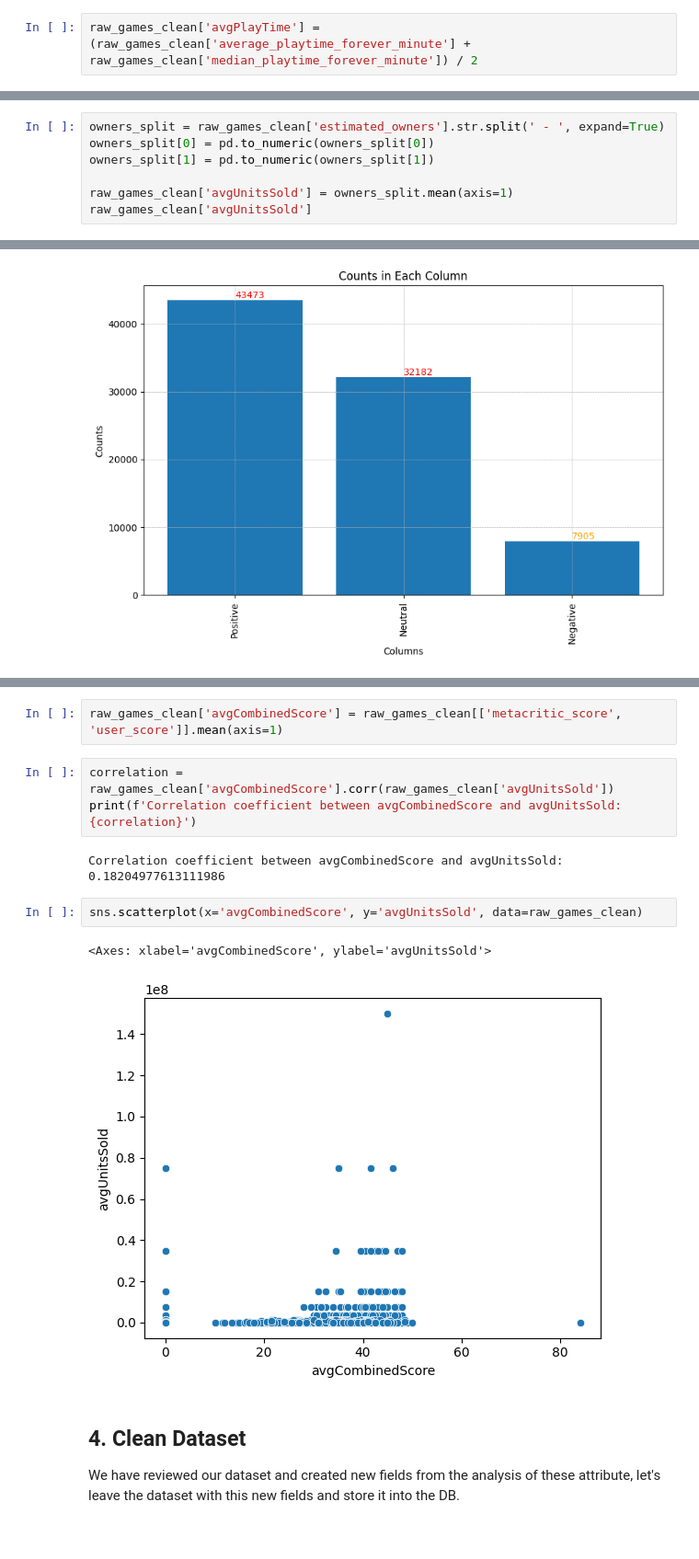
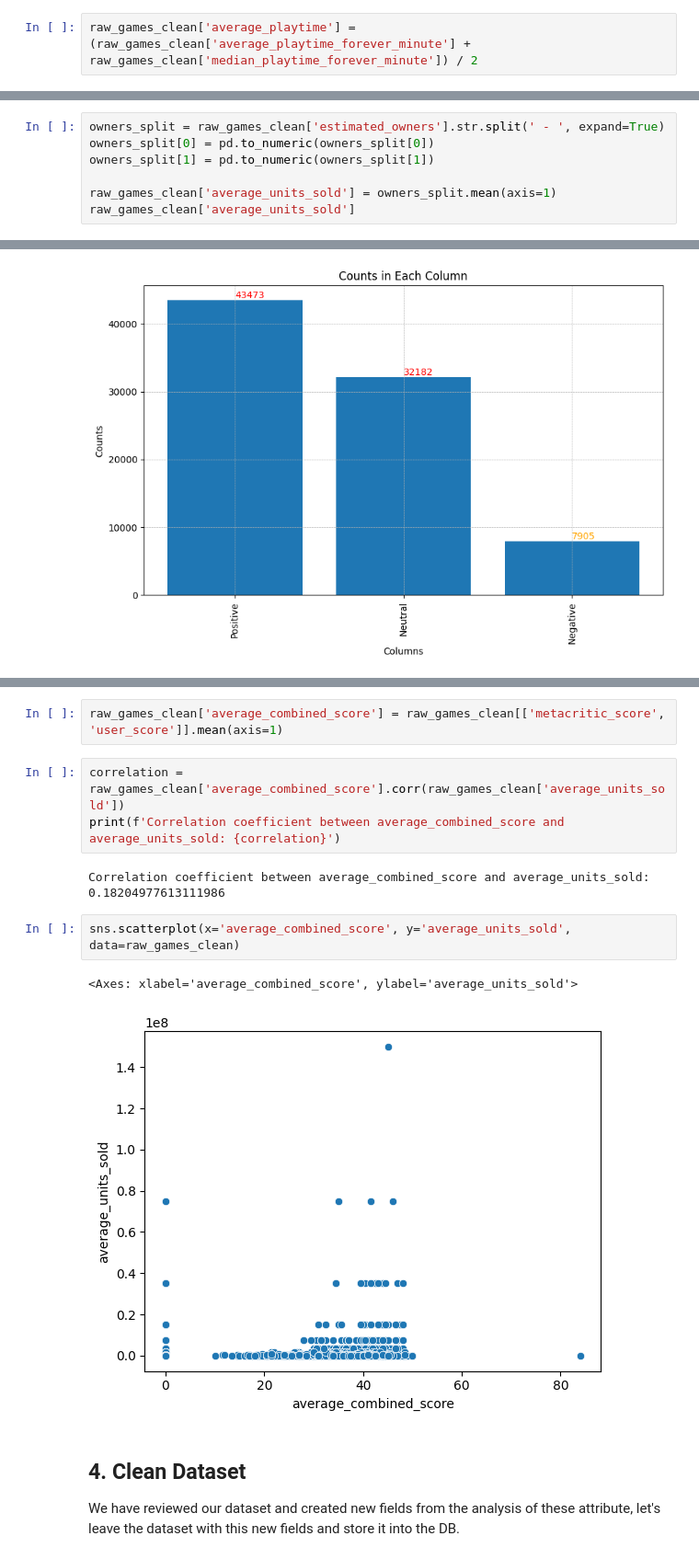
Before and after one commit to dventep/steam_games, a Jupyter notebook: notebooks/eda_report.ipynb, the cells around one changed output, grey strips where cells are left out. Shown at 92% size. Saved outputs shown, nothing was run; the diff lists cells and outputs as text.

```diff
--- a/notebooks/eda_report.ipynb
+++ b/notebooks/eda_report.ipynb
@@ -1390,5 +1390,5 @@ sns.scatterplot(x='average_playtime_forever_minute', y='median_playtime_forever_
 <Axes: xlabel='average_playtime_forever_minute', ylabel='median_playtime_forever_minute'>
 [figure]
 # %%
-raw_games_clean['avgPlayTime'] = (raw_games_clean['average_playtime_forever_minute'] + raw_games_clean['median_playtime_forever_minute']) / 2
+raw_games_clean['average_playtime'] = (raw_games_clean['average_playtime_forever_minute'] + raw_games_clean['median_playtime_forever_minute']) / 2
 # %% [markdown]
@@ -1400,8 +1400,8 @@ owners_split = raw_games_clean['estimated_owners'].str.split(' - ', expand=True)
 owners_split[0] = pd.to_numeric(owners_split[0])
 owners_split[1] = pd.to_numeric(owners_split[1])
 
-raw_games_clean['avgUnitsSold'] = owners_split.mean(axis=1)
-raw_games_clean['avgUnitsSold']
+raw_games_clean['average_units_sold'] = owners_split.mean(axis=1)
+raw_games_clean['average_units_sold']
 # %% [output]
 0        10000.0
 1        10000.0
@@ -1473,17 +1473,17 @@ sns.barplot(x='sentiment', y='avgUnitsSold', data=raw_games_clean)
 * The correlation of **0.18204977613111967** shows a positive relationship between these two.
 * There is a low number of games with greater units sold with a range of score between **40** and **60** points.
 # %%
-raw_games_clean['avgCombinedScore'] = raw_games_clean[['metacritic_score', 'user_score']].mean(axis=1)
+raw_games_clean['average_combined_score'] = raw_games_clean[['metacritic_score', 'user_score']].mean(axis=1)
 # %%
-correlation = raw_games_clean['avgCombinedScore'].corr(raw_games_clean['avgUnitsSold'])
-print(f'Correlation coefficient between avgCombinedScore and avgUnitsSold: {correlation}')
+correlation = raw_games_clean['average_combined_score'].corr(raw_games_clean['average_units_sold'])
+print(f'Correlation coefficient between average_combined_score and average_units_sold: {correlation}')
 # %% [output]
-Correlation coefficient between avgCombinedScore and avgUnitsSold: 0.18204977613111986
+Correlation coefficient between average_combined_score and average_units_sold: 0.18204977613111986
 # %%
-sns.scatterplot(x='avgCombinedScore', y='avgUnitsSold', data=raw_games_clean)
+sns.scatterplot(x='average_combined_score', y='average_units_sold', data=raw_games_clean)
 # %% [output]
-<Axes: xlabel='avgCombinedScore', ylabel='avgUnitsSold'>
+<Axes: xlabel='average_combined_score', ylabel='average_units_sold'>
-[figure, old version]
+[figure, new version]
 # %% [markdown]
 ## 4. Clean Dataset
 
```
Also changed, not shown: parts of 26 cells of this notebook, 3 other files.
